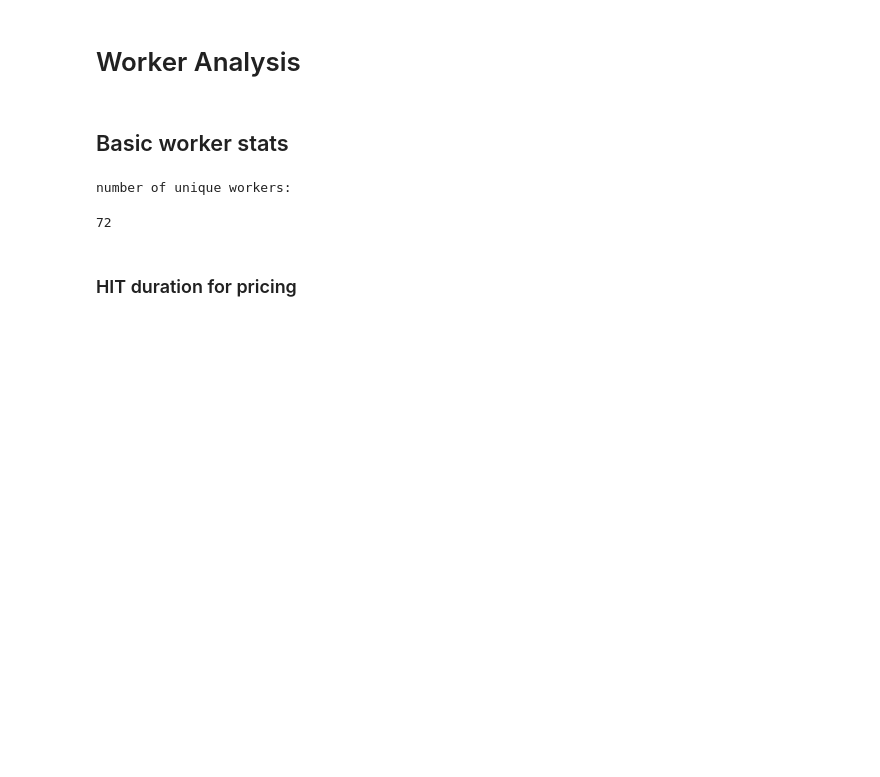
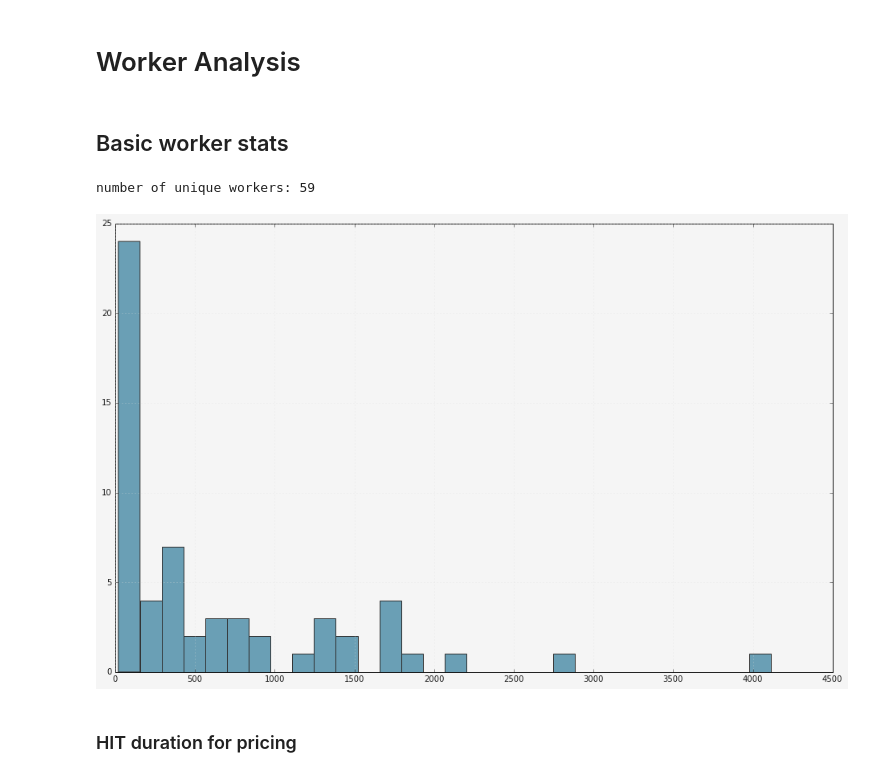
Before and after one commit to drschwenk/notebooks, a Jupyter notebook: stb/question_annotation_mturk.ipynb, the cells around one changed output. Drawn from its saved outputs; the diff is of its cells as text; code cells hidden in the pictures; blank space fills up the shorter version.

```diff
--- a/stb/question_annotation_mturk.ipynb
+++ b/stb/question_annotation_mturk.ipynb
@@ -413,11 +368,11 @@ consensus_with_workerid_df = amt_util.make_consensus_df_w_worker_id(combined_res
 # %%
-print 'number of unique workers:'
-pd.unique(combined_results_df['worker_id']).shape[0]
+print 'number of unique workers:', pd.unique(results_df_question_batch['worker_id']).shape[0]
 # %% [output]
-number of unique workers:
+number of unique workers: 59
-72
 # %%
-# _ = combined_results_df['worker_id'].value_counts().hist(bins= 30)
+_ = results_df_question_batch['worker_id'].value_counts().hist(bins= 30)
+# %% [output]
+[figure, added]
 # %% [markdown]
 ### HIT duration for pricing
 # %%
```
Also changed, not shown: parts of 55 cells of this notebook, 1 other file.
